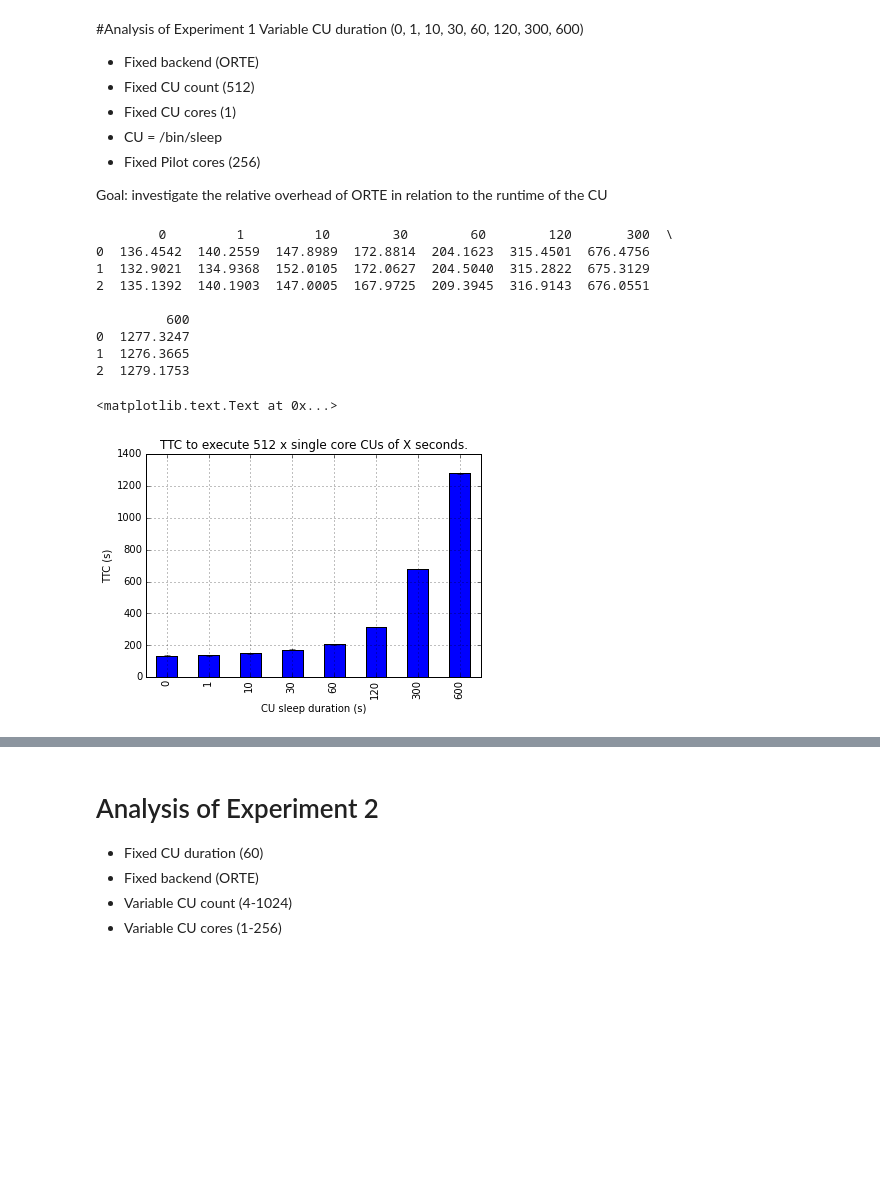
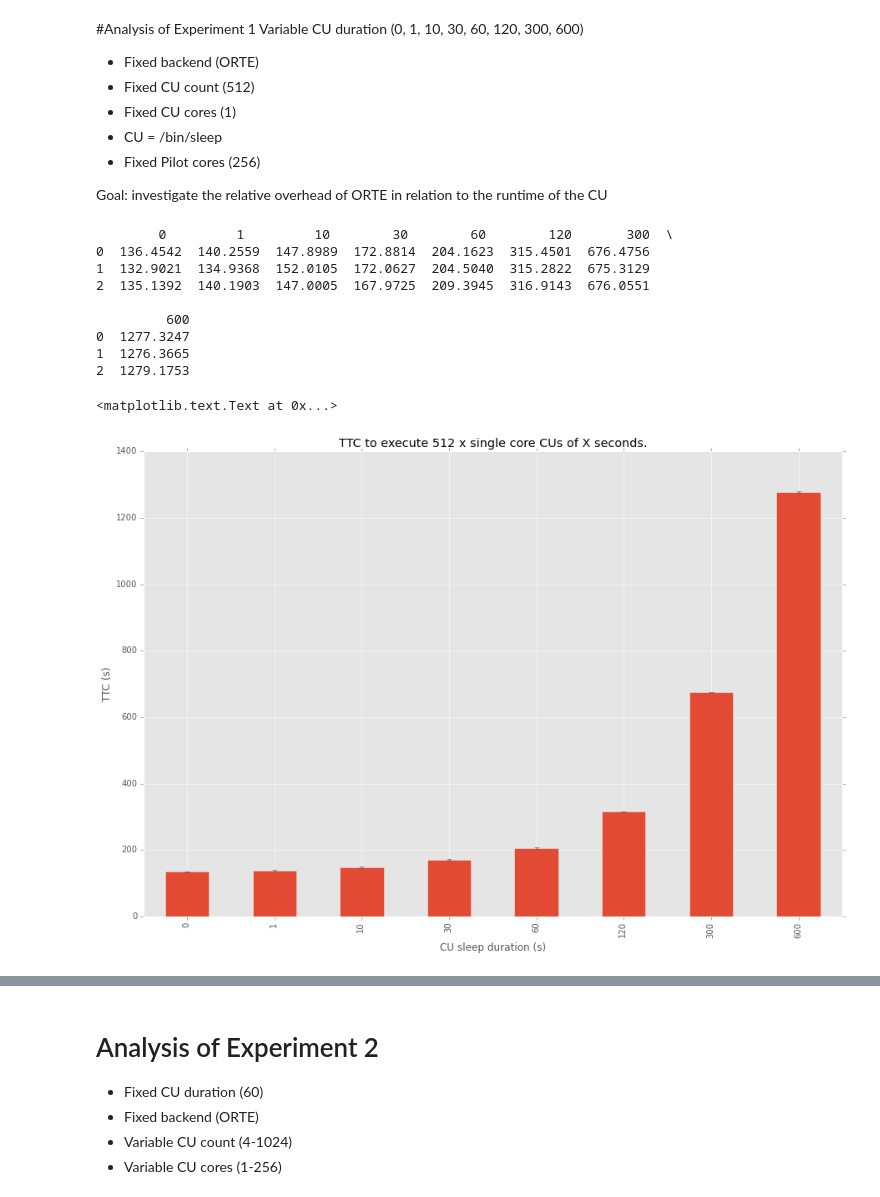
Before and after one commit to radical-experiments/rp-orte-bw, a Jupyter notebook: notebooks/bw_experiments.ipynb, the cells around one changed output, grey strips where cells are left out. Cells and saved outputs as stored; diff of their text form; code cells hidden in the pictures; blank space fills up the shorter version.

```diff
--- a/notebooks/bw_experiments.ipynb
+++ b/notebooks/bw_experiments.ipynb
@@ -21 +14,24 @@ format='png' # pdf, png, svg
+# %%
+# 'Magic' commands
+%matplotlib inline
+#%pylab inline
+format='png' # pdf, png, svg
+%config InlineBackend.figure_formats=[format]
+#mp.style.use('fivethirtyeight')
+mp.style.use('ggplot')
+
+#Colormap possible values are:
+#Spectral, summer, coolwarm, Wistia_r, pink_r, Set1, Set2, Set3, brg_r, Dark2, prism, PuOr_r, afmhot_r,
+#terrain_r, PuBuGn_r, RdPu, gist_ncar_r, gist_yarg_r, Dark2_r, YlGnBu, RdYlBu, hot_r, gist_rainbow_r,
+#gist_stern, PuBu_r, cool_r, cool, gray, copper_r, Greens_r, GnBu, gist_ncar, spring_r, gist_rainbow,
+#gist_heat_r, Wistia, OrRd_r, CMRmap, bone, gist_stern_r, RdYlGn, Pastel2_r, spring, terrain, YlOrRd_r,
+#Set2_r, winter_r, PuBu, RdGy_r, spectral, rainbow, flag_r, jet_r, RdPu_r, gist_yarg, BuGn, Paired_r,
+#hsv_r, bwr, cubehelix, Greens, PRGn, gist_heat, spectral_r, Paired, hsv, Oranges_r, prism_r, Pastel2,
+#Pastel1_r, Pastel1, gray_r, jet, Spectral_r, gnuplot2_r, gist_earth, YlGnBu_r, copper, gist_earth_r,
+#Set3_r, OrRd, gnuplot_r, ocean_r, brg, gnuplot2, PuRd_r, bone_r, BuPu, Oranges, RdYlGn_r, PiYG,
+#CMRmap_r, YlGn, binary_r, gist_gray_r, Accent, BuPu_r, gist_gray, flag, bwr_r, RdBu_r, BrBG, Reds,
+#Set1_r, summer_r, GnBu_r, BrBG_r, Reds_r, RdGy, PuRd, Accent_r, Blues, autumn_r, autumn, cubehelix_r,
+#nipy_spectral_r, ocean, PRGn_r, Greys_r, pink, binary, winter, gnuplot, RdYlBu_r, hot, YlOrBr,
+#coolwarm_r, rainbow_r, Purples_r, PiYG_r, YlGn_r, Blues_r, YlOrBr_r, seismic, Purples, seismic_r, RdBu,
+#Greys, BuGn_r, YlOrRd, PuOr, PuBuGn, nipy_spectral, afmhot
 # %% [markdown]
@@ -465,35 +499,35 @@ for runtime in cu_runtime:
     orte_execq[runtime] = []
     for sid in orte_ids[runtime]:
 
         norm_sid = normalize_id(sid)
 
         # Get multiple pilots from session
         for pid in store.get('%s/pilots' % norm_sid)['pid']:
             df = store.get('/%s/prof/%s' % (norm_sid, normalize_id(pid)))
 
             # TTC
             orte_ttc[runtime].append(df['ewa_complete'].max() - df['a_to_s'].min())
 
 orte_df = pd.DataFrame(orte_ttc)
 stddev = orte_df.std()
 
 print orte_df
-ax = orte_df.mean().plot(kind='bar', yerr=stddev)
+ax = orte_df.mean().plot(kind='bar', yerr=stddev, figsize=(15,10))
 ax.set_ylabel('TTC (s)')
 ax.set_xlabel('CU sleep duration (s)')
 ax.set_title('TTC to execute 512 x single core CUs of X seconds.')
 # %% [output]
         0         1         10        30        60        120       300  \
 0  136.4542  140.2559  147.8989  172.8814  204.1623  315.4501  676.4756
 1  132.9021  134.9368  152.0105  172.0627  204.5040  315.2822  675.3129
 2  135.1392  140.1903  147.0005  167.9725  209.3945  316.9143  676.0551
 
          600
 0  1277.3247
 1  1276.3665
 2  1279.1753
 <matplotlib.text.Text at 0x...>
-[figure, old version]
+[figure, new version]
 # %%
 #
 # Calculate TTC, split up
```
Also changed, not shown: parts of 27 cells of this notebook.
